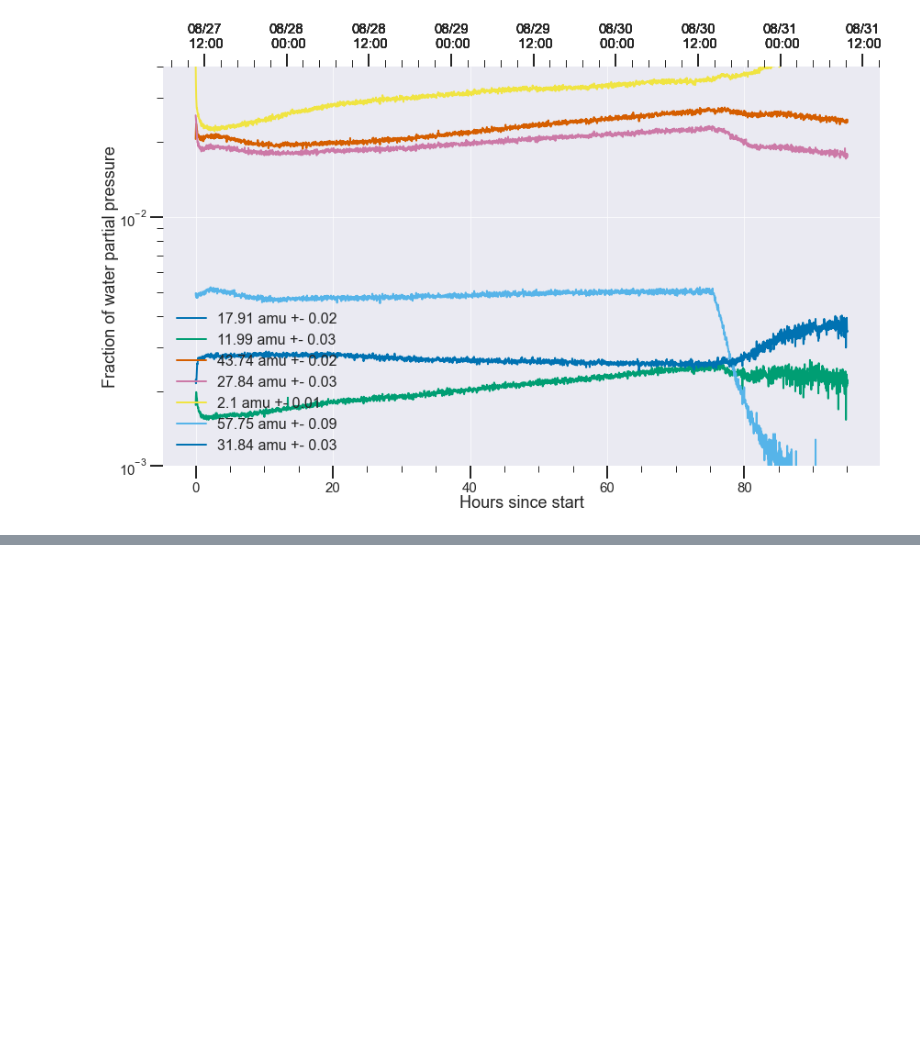
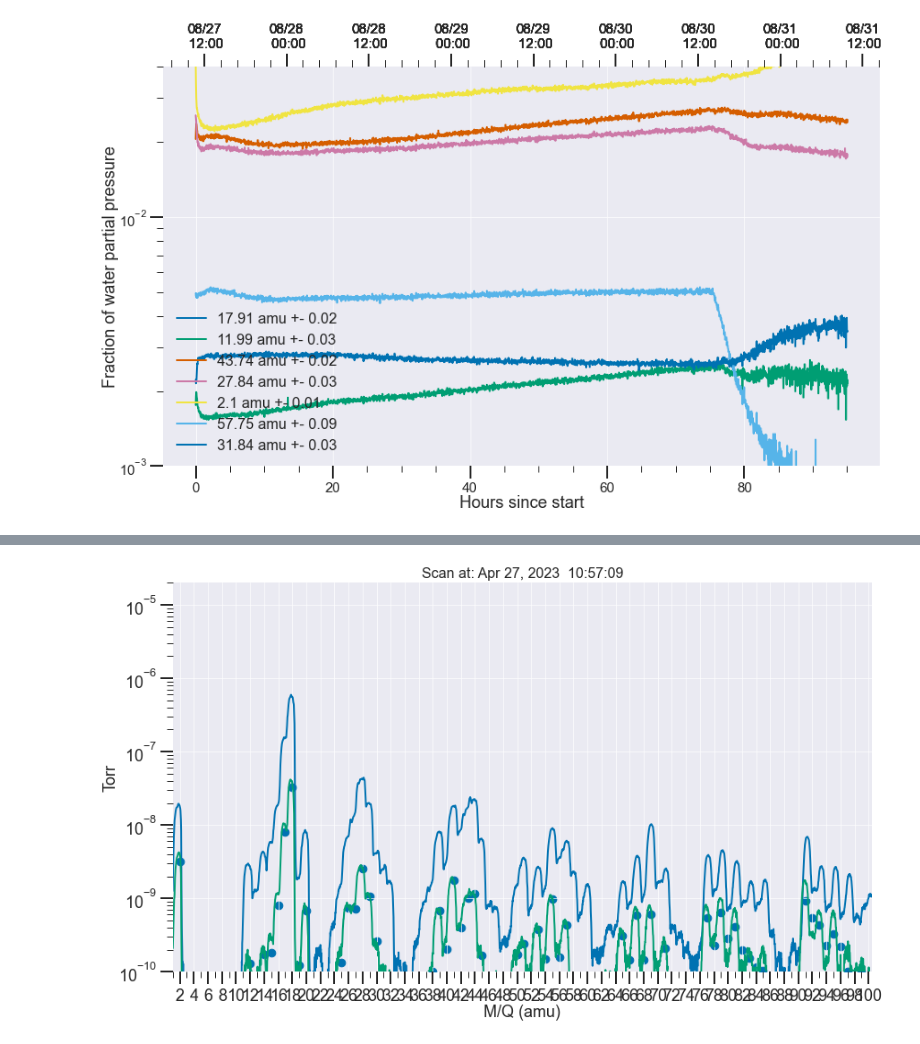
Before and after one commit to ejangelico/RGA-Analysis, a Jupyter notebook: Plotter.ipynb, the cells around one changed output, grey strips where cells are left out. Drawn from its saved outputs; the diff is of its cells as text; code cells hidden in the pictures; blank space fills up the shorter version.

```diff
--- a/Plotter.ipynb
+++ b/Plotter.ipynb
@@ -120,0 +114,12 @@ plt.show()
+# %%
+peaks_to_export = [39, 41, 45, 65, 67, 69, 71, 51, 53, 55, 57, 77,79,81, 91,93,95]
+peaks_to_export = []
+outfile = "../../../GasBreakdownChamber/Results/Run5/rga/ms-1.MSP"
+good_peaks, ex_ps = d.export_for_nist(-1, peaks_to_export, outfile)
+ax = d.plot_scan(0)
+d.plot_scan(-1, ax=ax)
+ax.scatter(good_peaks, ex_ps, s=300)
+#ax.set_xlim([0, 50])
+plt.show()
+# %% [output]
+[figure, added]
```
Also changed, not shown: parts of 8 cells of this notebook, 2 other files.
